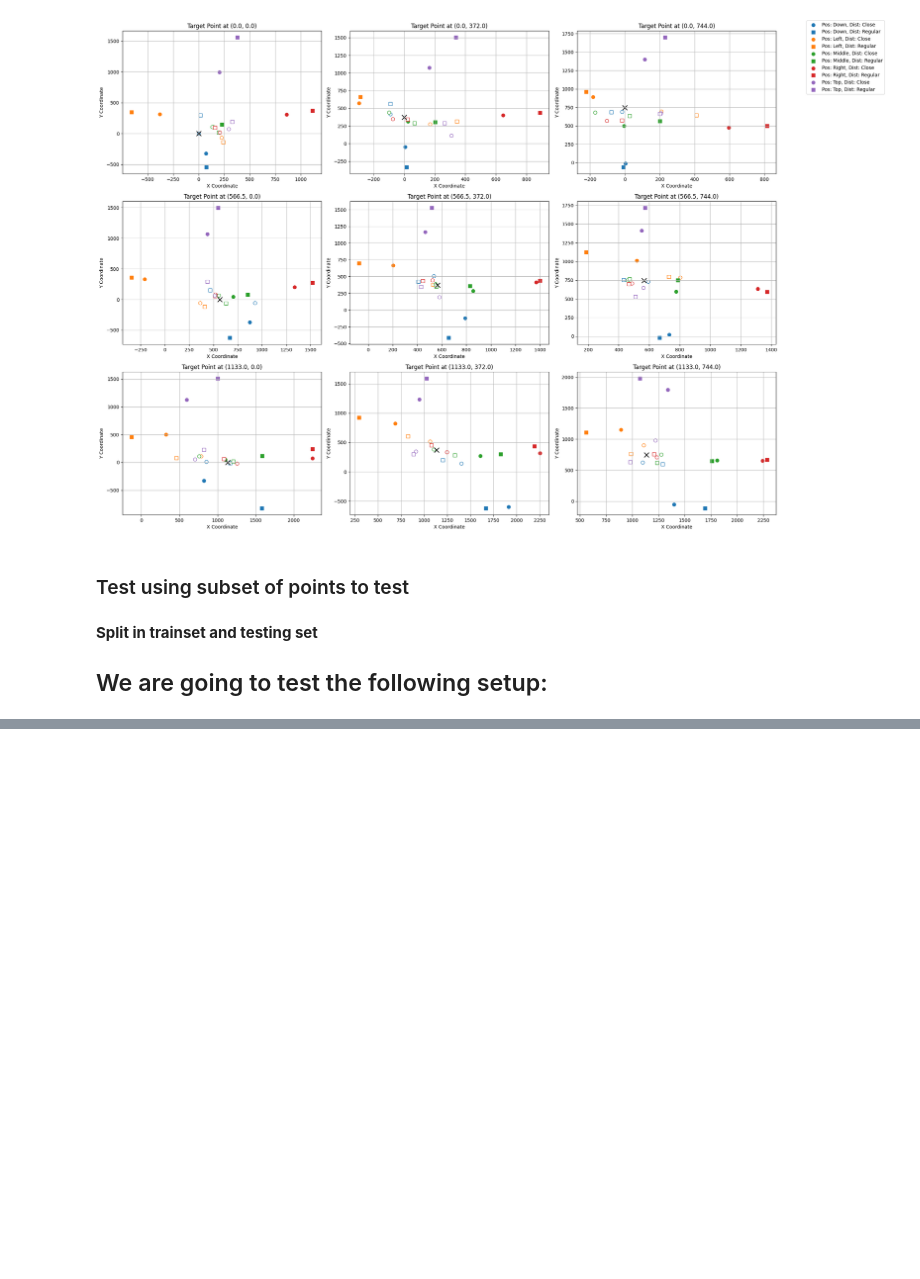
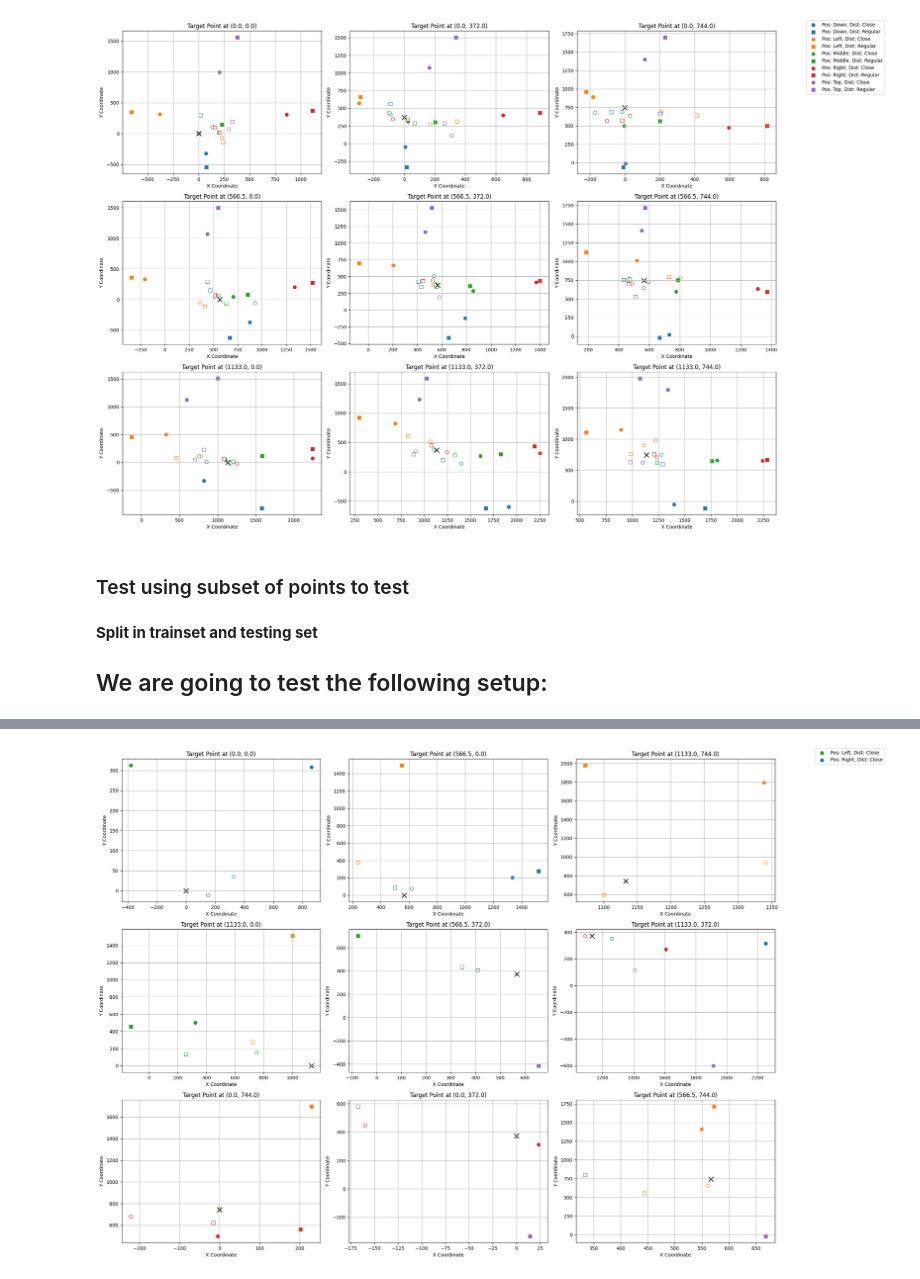
Before and after one commit to VictorSchneuwly/eyetracker, a Jupyter notebook: Notebooks/calibrators_test.ipynb, the cells around one changed output, grey strips where cells are left out. Saved outputs shown, nothing was run; the diff lists cells and outputs as text; code cells hidden in the pictures; blank space fills up the shorter version.

```diff
--- a/Notebooks/calibrators_test.ipynb
+++ b/Notebooks/calibrators_test.ipynb
@@ -217,0 +245,15 @@ X_test:
+# %%
+new_columns = test_df.apply(
+    lambda row: split_lrc.calibrate(
+        (row["gazePointX"], row["gazePointY"]), extract_face_transform(row)
+    ),
+    axis=1,
+    result_type="expand",
+)
+
+# Assign new column names to the resulting DataFrame
+new_columns.columns = ["calibratedPointX", "calibratedPointY"]
+
+split_lrc_df = pd.concat([test_df, new_columns], axis=1)
+
+display(split_lrc_df.head())
@@ -217,0 +268,4 @@ X_test:
+# %%
+show_subplots(split_lrc_df, with_calib=True)
+# %% [output]
+[figure, added]
```
Also changed, not shown: parts of 16 cells of this notebook.
